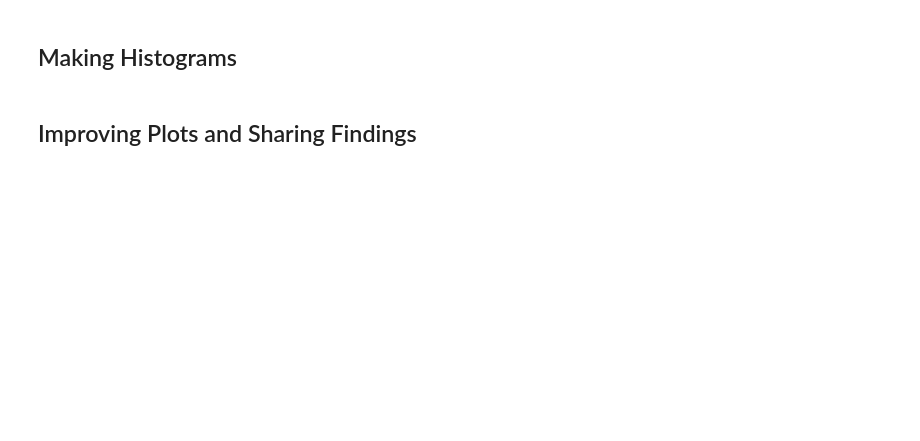
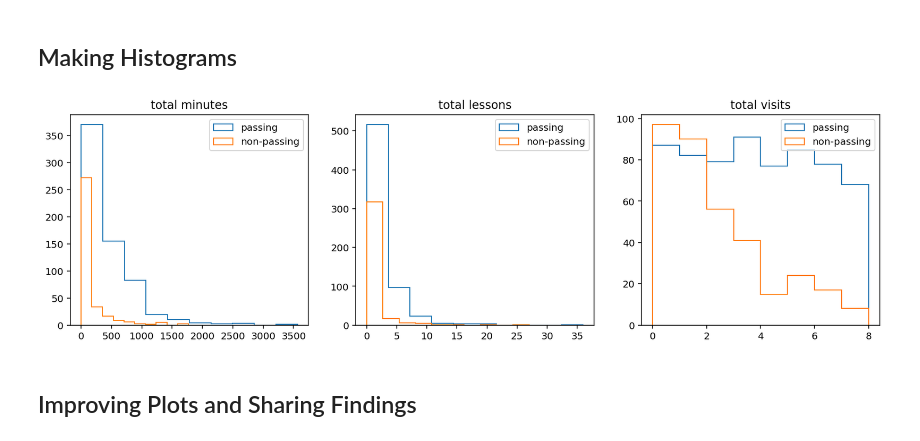
Before and after one commit to fishstar/Path_to_DataAnalysis, a Jupyter notebook: DataAnalysisProcess/L1_Starter_Code.ipynb, the cells around one changed output. Cells and saved outputs as stored; diff of their text form; code cells hidden in the pictures; blank space fills up the shorter version.

```diff
--- a/DataAnalysisProcess/L1_Starter_Code.ipynb
+++ b/DataAnalysisProcess/L1_Starter_Code.ipynb
@@ -214,0 +548,4 @@ print 'Maximum:', np.max(total_minutes)
+# %%
+def within_one_week(join_date, engagement_date):
+    time_delta = engagement_date - join_date
+    return time_delta.days < 7 and time_delta.days >= 0
@@ -260,0 +732,8 @@ non_passing_engagement =
+# %%
+print("passed -- total lessons")
+total_lessons_pass = sum_item_by_account(pass_engagement_by_account, 'lessons_completed')
+summarize(total_lessons_pass.values())
+
+print("\nnon_passed -- total lessons")
+total_lessons_nonpass = sum_item_by_account(non_pass_engagement_by_account, 'lessons_completed')
+summarize(total_lessons_nonpass.values())
@@ -260,0 +752,8 @@ non_passing_engagement =
+# %%
+print("passed -- total visit")
+total_visit_pass = sum_item_by_account(pass_engagement_by_account, 'has_visited')
+summarize(total_visit_pass.values())
+
+print("\nnon_passed -- total visit")
+total_visit_nonpass = sum_item_by_account(non_pass_engagement_by_account, 'has_visited')
+summarize(total_visit_nonpass.values())
@@ -271,3 +774,39 @@ non_passing_engagement =
+# %%
+######################################
+#                 13                 #
+######################################
+
+## Make histograms of the three metrics we looked at earlier for both
+## students who passed the subway project and students who didn't. You
+## might also want to make histograms of any other metrics you examined.
+
+import matplotlib.pyplot as plt
+%config InlineBackend.figure_format = 'retina'
+
+fig = plt.figure(figsize=(15,4))
+
+p1 = fig.add_subplot(131)
+plt.hist(list(total_minutes_pass.values()), histtype='step', label='passing')
+plt.hist(list(total_minutes_nonpass.values()), histtype='step', label='non-passing')
+plt.title('total minutes', )
+plt.legend()
+
+p2 = fig.add_subplot(132)
+plt.hist(list(total_lessons_pass.values()), histtype='step', label='passing')
+plt.hist(list(total_lessons_nonpass.values()), histtype='step', label='non-passing')
+plt.title('total lessons', )
+plt.legend()
+
+bins = np.arange(9)
+p2 = fig.add_subplot(133)
+plt.hist(list(total_visit_pass.values()), bins = bins, histtype='step', label='passing')
+plt.hist(list(total_visit_nonpass.values()), bins = bins, histtype='step', label='non-passing')
+plt.title('total visits', )
+plt.legend()
+
+plt.show()
+# %% [output]
+[figure, added]
 # %% [markdown]
 ## Improving Plots and Sharing Findings
 # %%
```
Also changed, not shown: parts of 42 cells of this notebook.
